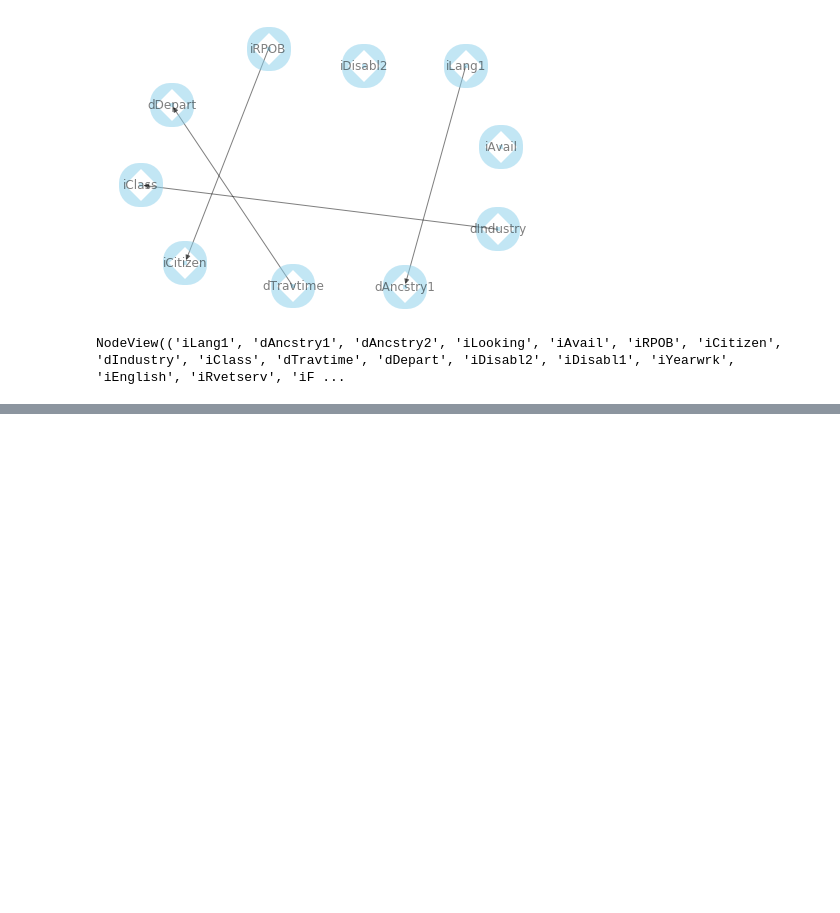
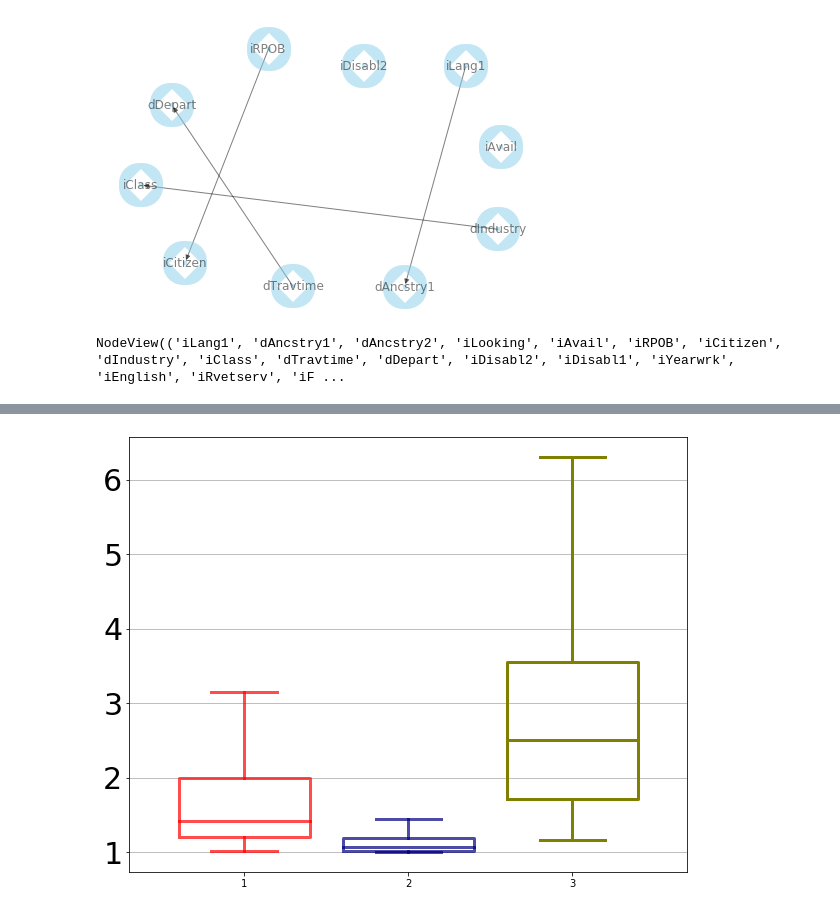
Before and after one commit to wuziniu/BayesCard, a Jupyter notebook: Testing/plots.ipynb, the cells around one changed output, grey strips where cells are left out. Cells and saved outputs as stored; diff of their text form; code cells hidden in the pictures; blank space fills up the shorter version.

```diff
--- a/Testing/plots.ipynb
+++ b/Testing/plots.ipynb
@@ -402,0 +513,69 @@ plt.savefig("scala_JOB.pdf")
+# %%
+import matplotlib.pyplot as plt
+def setBoxColors(bp):
+    plt.setp(bp['boxes'][0], color='red', alpha=0.7, linewidth=3.0)
+    plt.setp(bp['caps'][0], color='red', alpha=0.7, linewidth=3.0)
+    plt.setp(bp['caps'][1], color='red', alpha=0.7, linewidth=3.0)
+    plt.setp(bp['whiskers'][0], color='red', alpha=0.7, linewidth=3.0)
+    plt.setp(bp['whiskers'][1], color='red', alpha=0.7, linewidth=3.0)
+    #plt.setp(bp['fliers'][0], color='red', alpha=0.7, linewidth=3.0)
+    #plt.setp(bp['fliers'][1], color='red', alpha=0.7, linewidth=3.0)
+    plt.setp(bp['medians'][0], color='red', alpha=0.7, linewidth=3.0)
+
+    plt.setp(bp['boxes'][1], color='navy', alpha=0.7, linewidth=3.0)
+    plt.setp(bp['caps'][2], color='navy', alpha=0.7, linewidth=3.0)
+    plt.setp(bp['caps'][3], color='navy', alpha=0.7, linewidth=3.0)
+    plt.setp(bp['whiskers'][2], color='navy', alpha=0.7, linewidth=3.0)
+    plt.setp(bp['whiskers'][3], color='navy', alpha=0.7, linewidth=3.0)
+    #plt.setp(bp['fliers'][2], color='red')
+    #plt.setp(bp['fliers'][3], color='red')
+    plt.setp(bp['medians'][1], color='navy', alpha=0.7, linewidth=3.0)
+
+    plt.setp(bp['boxes'][2], color='olive', linewidth=3.0)
+    plt.setp(bp['caps'][4], color='olive', linewidth=3.0)
+    plt.setp(bp['caps'][5], color='olive', linewidth=3.0)
+    plt.setp(bp['whiskers'][4], color='olive', linewidth=3.0)
+    plt.setp(bp['whiskers'][5], color='olive', linewidth=3.0)
+    plt.setp(bp['medians'][2], color='olive', linewidth=3.0)
+
+
+fig = plt.figure(figsize=(10,8))
+ax = plt.axes()
+#plt.hold(True)
+plt.grid(axis='y')
+# first boxplot pair
+bp = plt.boxplot(DMV[2], positions = [1, 2, 3], widths = 0.8,  showfliers=False)
+setBoxColors(bp)
+
+# second boxplot pair
+#bp = plt.boxplot(DMV[0], positions = [4, 5], widths = 0.8, showfliers=False)
+#setBoxColors(bp)
+
+# thrid boxplot pair
+#bp = plt.boxplot(r[2], positions = [7, 8], widths = 0.8, showfliers=False)
+#setBoxColors(bp)
+
+# set axes limits and labels
+plt.xlim(0.3,3.7)
+#plt.ylim(0.999, 1.031)
+#plt.ylim(0.75,2)
+#xaxis = ['1','10', '100', '1000', '1e4', '1e5', '1e6', '1e7', 'Max']
+#_xaxis = ['Max', '1e7', '1e6', '1e5', '1e4', '1000', '100', '10', '1']
+#ax.set_xticklabels(xaxis[3:6], fontsize=18)
+#ax.set_xticks([0, 3, 6])
+# draw temporary red and blue lines and use them to create a legend
+plt.yticks(fontsize=30)
+#plt.yscale('log')
+hB, = plt.plot([1,1],'r-')
+hR, = plt.plot([1,1],'b-')
+hC, = plt.plot([1,1],'olive')
+#plt.legend((hB, hR, hC),('CLT','Naru', 'DeepDB'), fontsize=40)
+hB.set_visible(False)
+hR.set_visible(False)
+hC.set_visible(False)
+#plt.xlabel("True cardinality of queries", fontsize=42)
+#plt.ylabel("Q-error", fontsize=28)
+plt.savefig("/home/ziniu.wzn/DMV/DMV_BN_tail.pdf")
+plt.show()
+# %% [output]
+[figure, added]
```
Also changed, not shown: parts of 5 cells of this notebook, 9 other files.
